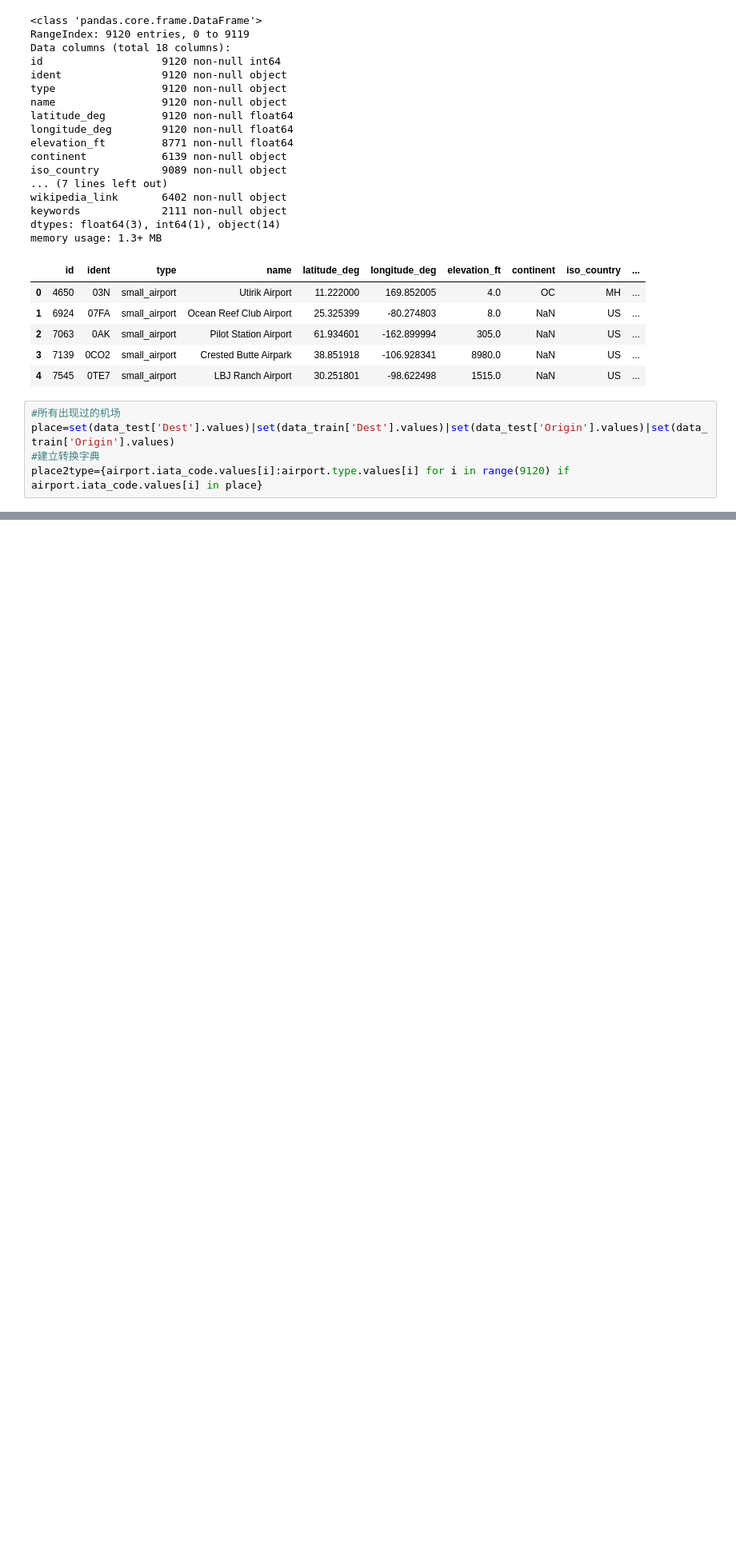
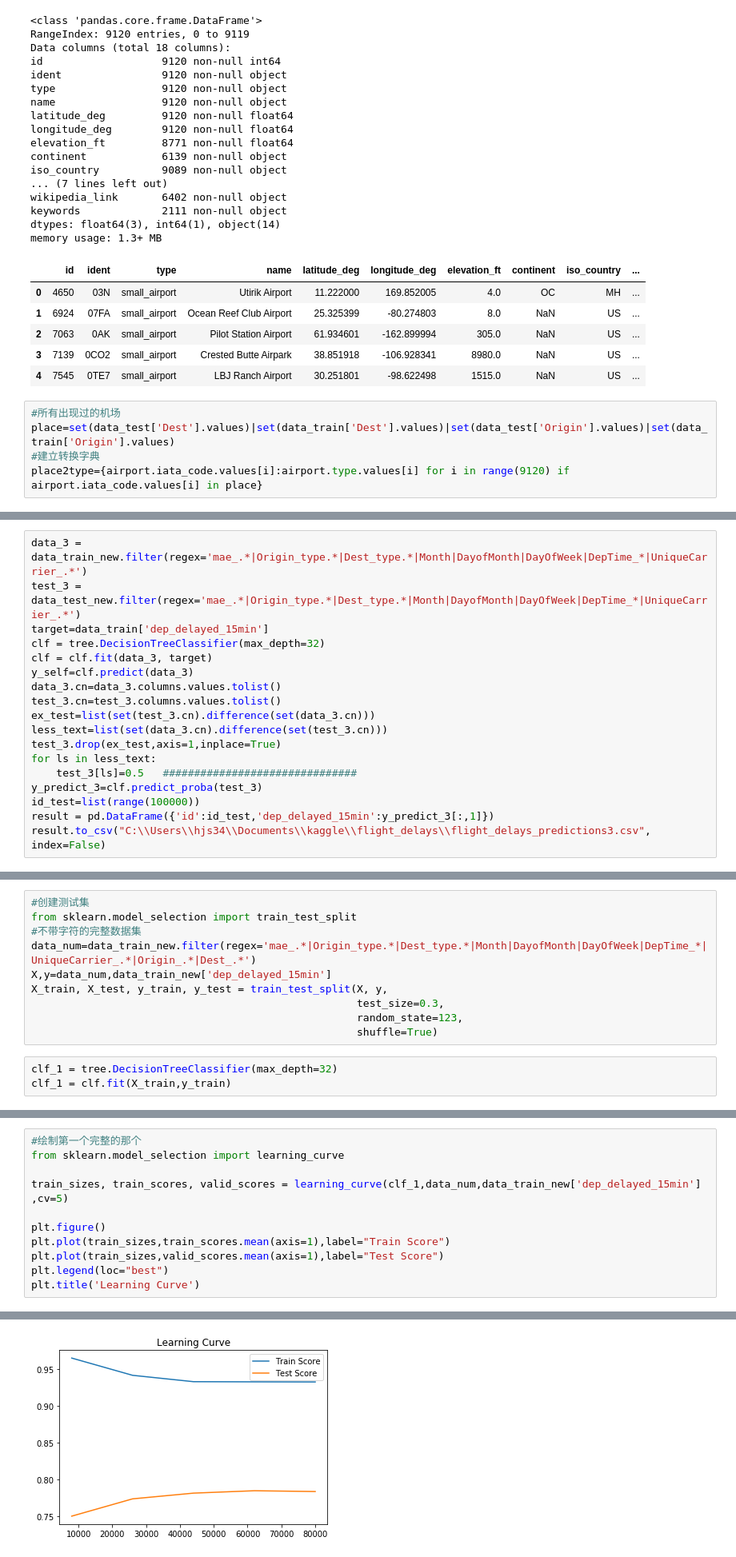
Before and after one commit to dashan0313/flight_delayed, a Jupyter notebook: Flight_delays.ipynb, the cells around one changed output, grey strips where cells are left out. Shown at 80% size. Drawn from its saved outputs; the diff is of its cells as text; blank space fills up the shorter version.

```diff
--- a/Flight_delays.ipynb
+++ b/Flight_delays.ipynb
@@ -376,0 +406,18 @@ a
+# %%
+data_3 = data_train_new.filter(regex='mae_.*|Origin_type.*|Dest_type.*|Month|DayofMonth|DayOfWeek|DepTime_*|UniqueCarrier_.*')
+test_3 = data_test_new.filter(regex='mae_.*|Origin_type.*|Dest_type.*|Month|DayofMonth|DayOfWeek|DepTime_*|UniqueCarrier_.*')
+target=data_train['dep_delayed_15min']
+clf = tree.DecisionTreeClassifier(max_depth=32)
+clf = clf.fit(data_3, target)
+y_self=clf.predict(data_3)
+data_3.cn=data_3.columns.values.tolist()
+test_3.cn=test_3.columns.values.tolist()
+ex_test=list(set(test_3.cn).difference(set(data_3.cn)))
+less_text=list(set(data_3.cn).difference(set(test_3.cn)))
+test_3.drop(ex_test,axis=1,inplace=True)
+for ls in less_text:
+    test_3[ls]=0.5   ###############################
+y_predict_3=clf.predict_proba(test_3)
+id_test=list(range(100000))
+result = pd.DataFrame({'id':id_test,'dep_delayed_15min':y_predict_3[:,1]})
+result.to_csv("C:\\Users\\hjs34\\Documents\\kaggle\\flight_delays\\flight_delays_predictions3.csv", index=False)
@@ -376,0 +440,13 @@ a
+# %%
+#创建测试集
+from sklearn.model_selection import train_test_split
+#不带字符的完整数据集
+data_num=data_train_new.filter(regex='mae_.*|Origin_type.*|Dest_type.*|Month|DayofMonth|DayOfWeek|DepTime_*|UniqueCarrier_.*|Origin_.*|Dest_.*')
+X,y=data_num,data_train_new['dep_delayed_15min']
+X_train, X_test, y_train, y_test = train_test_split(X, y,
+                                                    test_size=0.3,
+                                                    random_state=123,
+                                                    shuffle=True)
+# %%
+clf_1 = tree.DecisionTreeClassifier(max_depth=32)
+clf_1 = clf.fit(X_train,y_train)
@@ -376,0 +509,12 @@ a
+# %%
+#绘制第一个完整的那个
+from sklearn.model_selection import learning_curve
+
+train_sizes, train_scores, valid_scores = learning_curve(clf_1,data_num,data_train_new['dep_delayed_15min'] ,cv=5)
+
+plt.figure()
+plt.plot(train_sizes,train_scores.mean(axis=1),label="Train Score")
+plt.plot(train_sizes,valid_scores.mean(axis=1),label="Test Score")
+plt.legend(loc="best")
+plt.title('Learning Curve')
+# %% [output]
@@ -376,0 +522 @@ a
+[figure, added]
```
Also changed, not shown: parts of 25 cells of this notebook.
